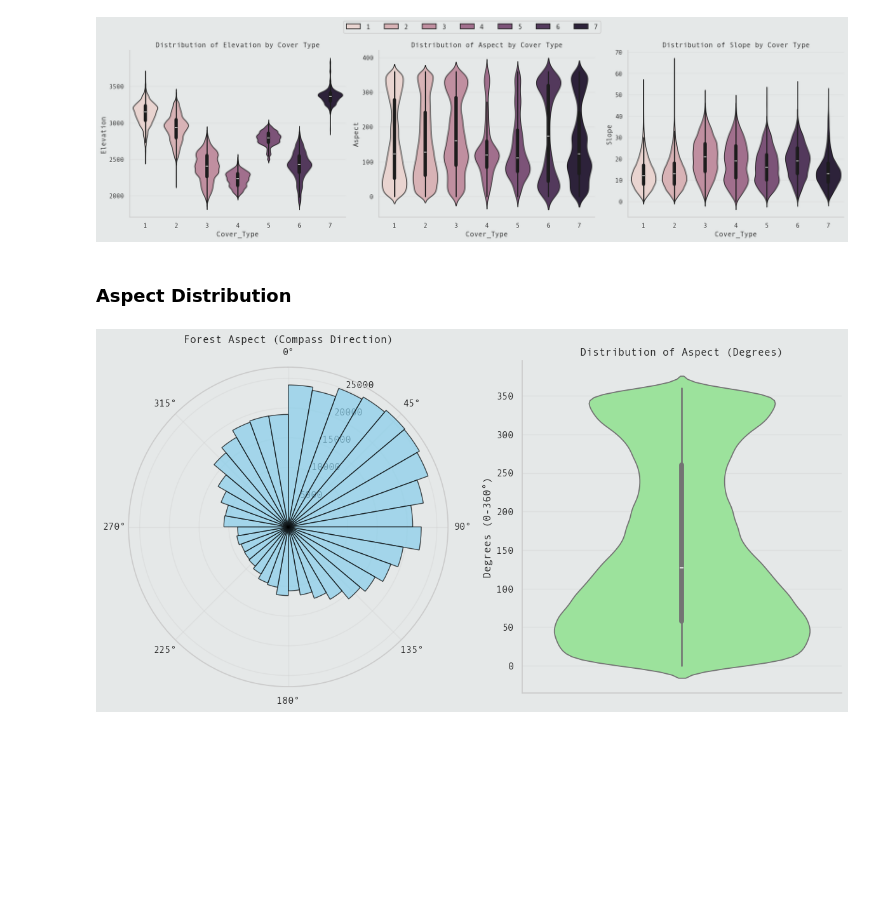
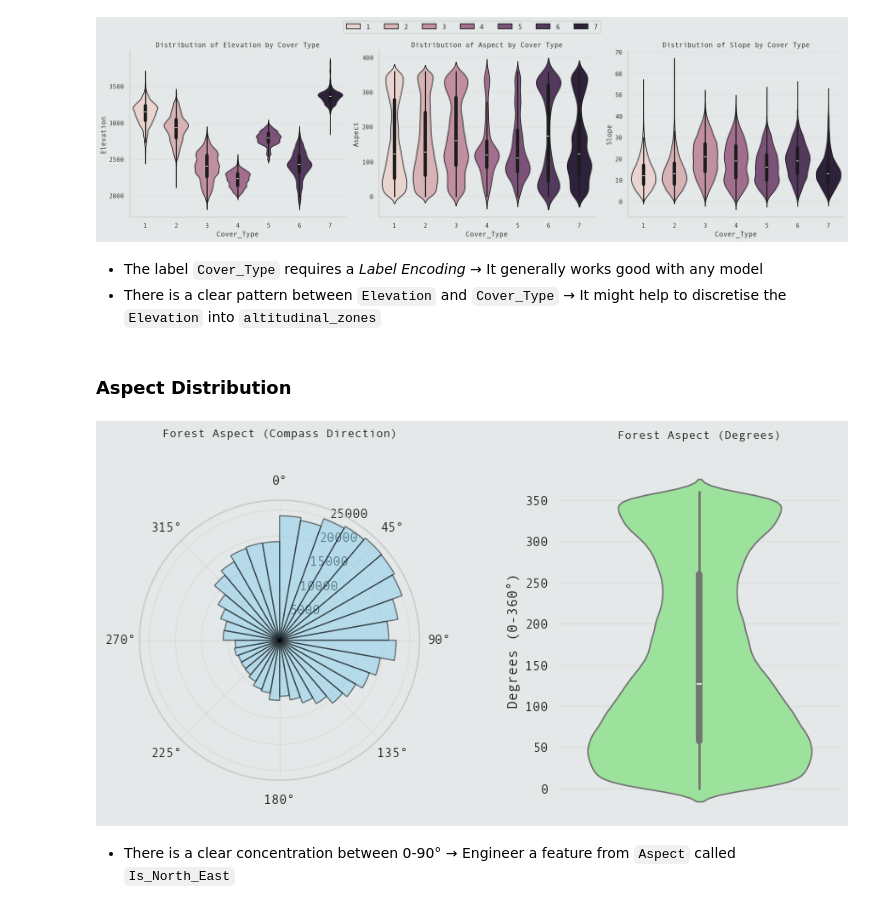
Before and after one commit to Volscente/DruidicGroveAI, a Jupyter notebook: notebooks/covertype/exploratory_data_analysis.ipynb, the cells around one changed output. Drawn from its saved outputs; the diff is of its cells as text; code cells hidden in the pictures; blank space fills up the shorter version.

```diff
--- a/notebooks/covertype/exploratory_data_analysis.ipynb
+++ b/notebooks/covertype/exploratory_data_analysis.ipynb
@@ -207,34 +213,40 @@ for index, column_name in enumerate(raw_numerical_features):
 plt.tight_layout()
 # %% [output]
 [figure]
+# %% [markdown]
+- The label `Cover_Type` requires a *Label Encoding* &rarr; It generally works good with any model
+- There is a clear pattern between `Elevation` and `Cover_Type` &rarr; It might help to discretise the `Elevation` into `altitudinal_zones`
 # %% [markdown]
 ### Aspect Distribution
 # %%
 # Set up the figure with two distinct types of axes
-fig = plt.figure(figsize=(12, 6))
+fig = plt.figure(figsize=(9, 5))
 
 # Left plot: Polar Projection
 ax1 = fig.add_subplot(1, 2, 1, projection='polar')
 
 # Convert degrees to radians
 aspect_radians = np.radians(covertype_data['Aspect'])
 
 # Create polar histogram
-n, bins, patches = ax1.hist(aspect_radians, bins=36, color='skyblue',
-                            edgecolor='black', alpha=0.7)
+ax1.hist(aspect_radians, bins=36, color='skyblue', edgecolor='black', alpha=0.5)
 
 # Orientation: North at the top, clockwise direction
 ax1.set_theta_zero_location('N')
 ax1.set_theta_direction(-1)
-ax1.set_title("Forest Aspect (Compass Direction)", fontsize=12)
+ax1.set_title("Forest Aspect (Compass Direction)", fontsize=10, y=1.2)
 
 # Right plot: Standard Violin Plot
 ax2 = fig.add_subplot(1, 2, 2)
 sns.violinplot(y=covertype_data['Aspect'], ax=ax2, color='lightgreen')
-ax2.set_title("Distribution of Aspect (Degrees)", fontsize=12)
+ax2.set_title("Forest Aspect (Degrees)", fontsize=10, y=1.05)
 ax2.set_ylabel("Degrees (0-360°)")
+ax2.spines[['left', 'bottom']].set_visible(False)
 
 plt.tight_layout()
+plt.subplots_adjust(wspace=0.5)
 plt.show()
 # %% [output]
-[figure, old version]
+[figure, new version]
+# %% [markdown]
+- There is a clear concentration between 0-90° &rarr; Engineer a feature from `Aspect` called `Is_North_East`
```
Also changed, not shown: parts of 3 cells of this notebook.
